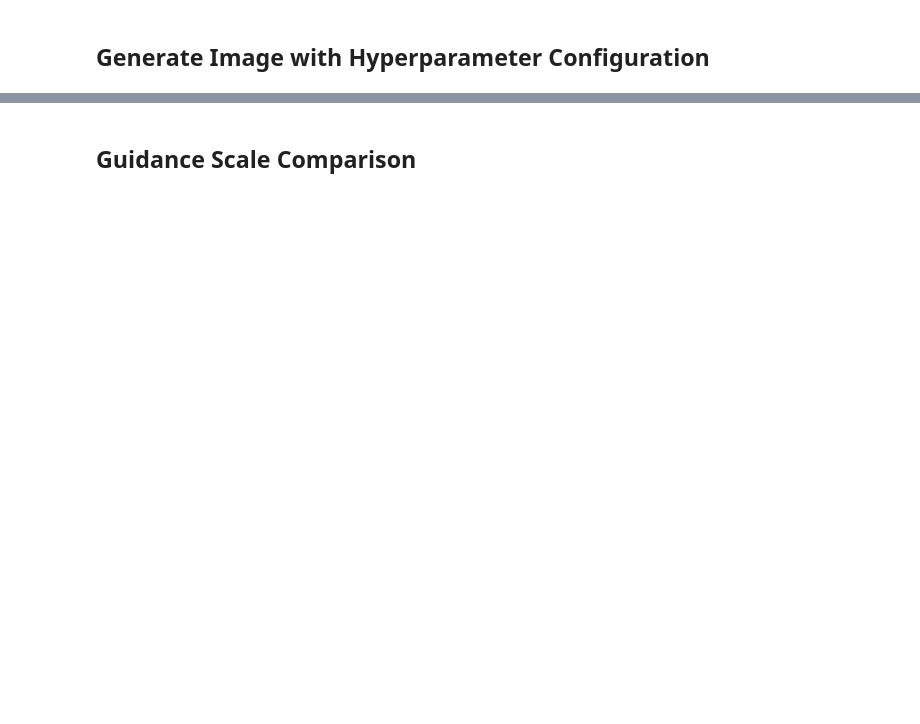
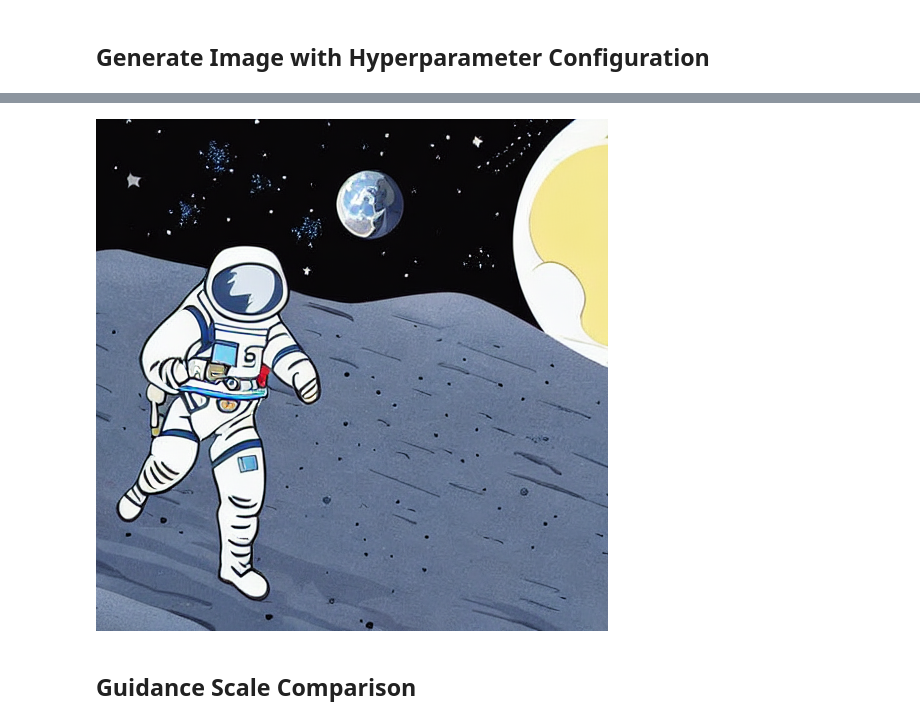
Before and after one commit to RizkyMlana/Generation-Image, a Jupyter notebook: Pipeline_submission_BFGAI_Rizky Maulana Saputra.ipynb, the cells around one changed output, grey strips where cells are left out. Drawn from its saved outputs; the diff is of its cells as text; code cells hidden in the pictures; blank space fills up the shorter version.

```diff
--- a/Pipeline_submission_BFGAI_Rizky Maulana Saputra.ipynb
+++ b/Pipeline_submission_BFGAI_Rizky Maulana Saputra.ipynb
@@ -62,15 +61,0 @@ generate_simple_image()
-# %%
-def generate_advanced_image(g_scale, n_step):
-    prompt = "simple 2d cartoon illustration of a white astronaut standing on a brown lunar surface, black empty visor, astronaut positioned on the left side of the image, large blue earth in the upper right corner, black outer space background filled with small stars, flat colors, clean black outlines, minimal shading, educational children's illustration, simple digital drawing, cartoon style, wide empty moon landscape"
-    negative_prompt = "photorealistic, realistic, photograph, 3d render, messy, blurry, low quality, bad art, ugly, sketch, grainy, unfinished, chromatic aberration"
-    seed = 222
-    generator = torch.Generator("cuda").manual_seed(seed)
-    image = pipe(
-        prompt= prompt,
-        negative_prompt= negative_prompt,
-        guidance_scale=g_scale,
-        num_inference_steps=n_step,
-        generator=generator,
-    ).images[0]
-    return image
-generate_advanced_image(20, 80)
@@ -77,2 +78,15 @@ generate_advanced_image(20, 80)
+# %%
+def generate_advanced_image(g_scale, n_step):
+    image = pipe(
+        prompt= prompt,
+        negative_prompt= negative_prompt,
+        guidance_scale=g_scale,
+        num_inference_steps=n_step,
+        generator=generator,
+    ).images[0]
+    return image
+generate_advanced_image(5, 60)
+# %% [output]
+[figure, added]
 # %% [markdown]
 ## **Guidance Scale Comparison**
```
Also changed, not shown: parts of 18 cells of this notebook.
